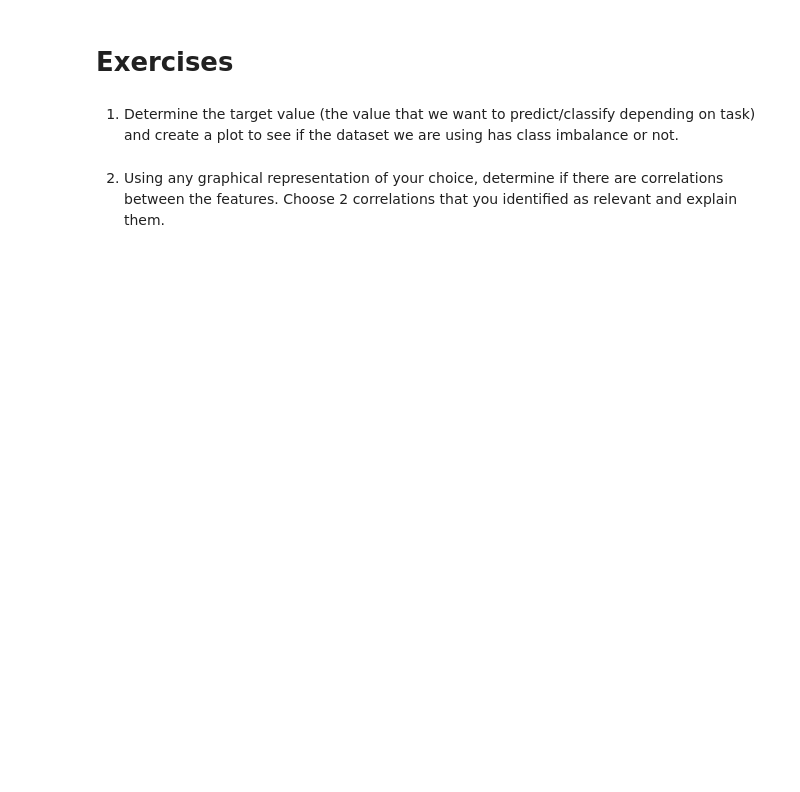
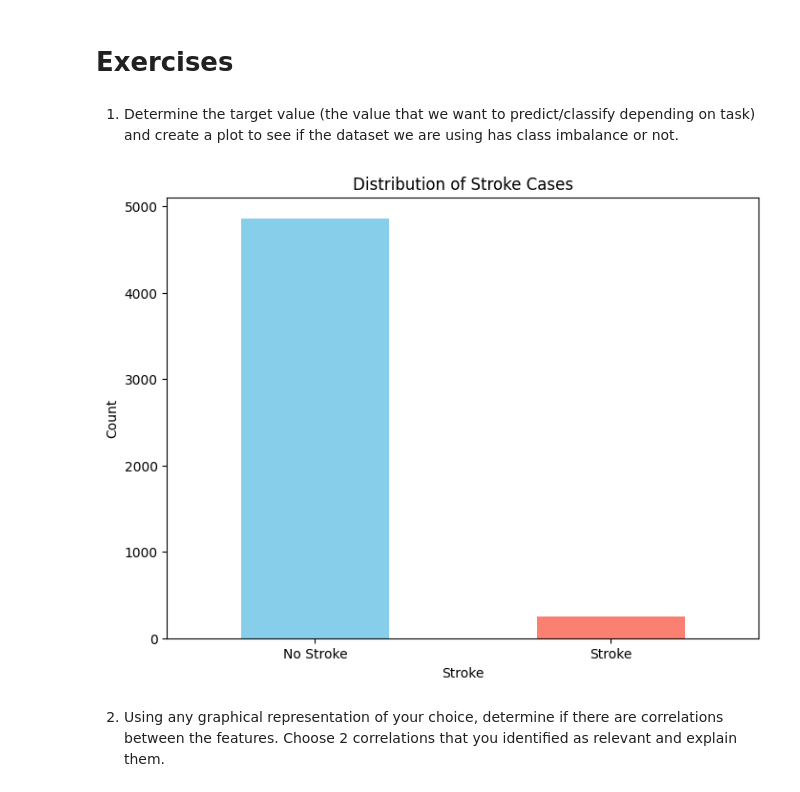
Before and after one commit to Ilie27/Supervised-learning, a Jupyter notebook: Citirea_si_vizualizarea_datelor_tabelare.ipynb, the cells around one changed output. Drawn from its saved outputs; the diff is of its cells as text; code cells hidden in the pictures; blank space fills up the shorter version.

```diff
--- a/Citirea_si_vizualizarea_datelor_tabelare.ipynb
+++ b/Citirea_si_vizualizarea_datelor_tabelare.ipynb
@@ -688,2 +661,14 @@ stroke_df.head()
+# %%
+#TO DO
+stroke_counts = stroke_df['stroke'].value_counts()
+plt.figure(figsize=(8, 6))
+stroke_counts.plot(kind='bar', color=['skyblue', 'salmon'])
+plt.title('Distribution of Stroke Cases')
+plt.xlabel('Stroke')
+plt.ylabel('Count')
+plt.xticks(ticks=[0, 1], labels=['No Stroke', 'Stroke'], rotation=0)
+plt.show()
+# %% [output]
+[figure, added]
 # %% [markdown]
 2. Using any graphical representation of your choice, determine if there are correlations between the features. Choose 2 correlations that you identified as relevant and explain them.
```
Also changed, not shown: parts of 16 cells of this notebook.
